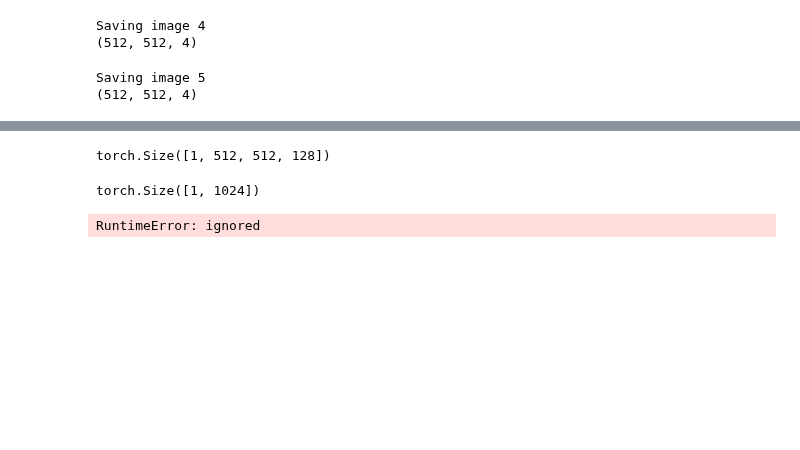
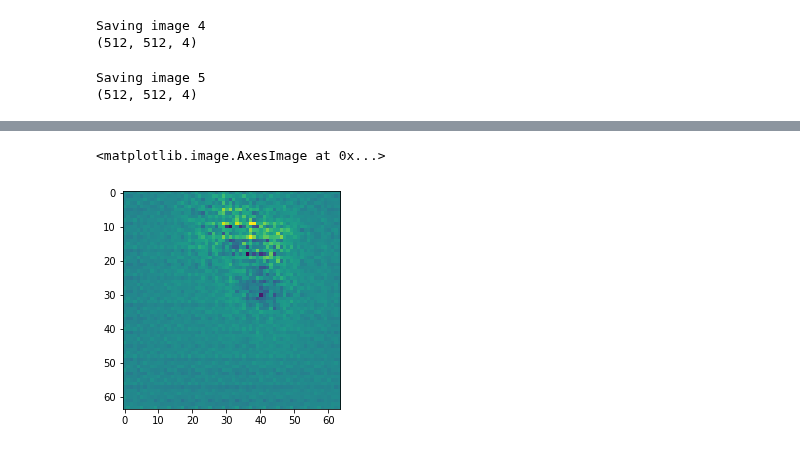
Before and after one commit to TapasKumarDutta1/ARM-Net, a Jupyter notebook: 3d_gan.ipynb, the cells around one changed output, grey strips where cells are left out. Cells and saved outputs as stored; diff of their text form; code cells hidden in the pictures; blank space fills up the shorter version.

```diff
--- a/3d_gan.ipynb
+++ b/3d_gan.ipynb
@@ -242,7 +240,7 @@ import torch
 class _G(torch.nn.Module):
     def __init__(self):
         super(_G, self).__init__()
-        self.cube_len = 512
+        self.cube_len = 64
 
         padd = (0, 0, 0)
         if self.cube_len == 32:
@@ -293,7 +291,7 @@ class _G(torch.nn.Module):
 class _D(torch.nn.Module):
     def __init__(self, ):
         super(_D, self).__init__()
-        self.cube_len = 512
+        self.cube_len = 64
 
         padd = (0,0,0)
         if self.cube_len == 32:
@@ -325,7 +323,7 @@ class _D(torch.nn.Module):
         )
 
     def forward(self, x):
-        out = x.view(-1, 1, 512,512,8)
+        out = x.view(-1, 1, 64,64,8)
         #print(out.size()) # torch.Size([100, 1, 64, 64, 64])
         out = self.layer1(out)
         #print(out.size())  # torch.Size([100, 64, 32, 32, 32])
@@ -803,3 +828,0 @@ model=abc_cube=512_bs=1_g_lr=0.0001_d_lr=0.0001
-# %%
-dset_loaders=iter(dset_loaders)
-X=next(dset_loaders)
@@ -815,3 +828,0 @@ torch.Size([1, 512, 512, 8])
-# %%
-            d_real = D(X)
-            d_real_loss = criterion(d_real, real_labels)
@@ -874,39 +896,0 @@ torch.Size([1, 512, 512, 8])
-# %%
-X.shape
-# %% [output]
-torch.Size([1, 512, 512, 128])
-# %%
-Z.shape
-# %% [output]
-torch.Size([1, 1024])
-# %%
-            fake = G(Z)
-            d_fake = D(fake)
-            d_fake_loss = criterion(d_fake, fake_labels)
-
-            d_loss = d_real_loss + d_fake_loss
-
-
-            d_real_acu = torch.ge(d_real.squeeze(), 0.5).float()
-            d_fake_acu = torch.le(d_fake.squeeze(), 0.5).float()
-            d_total_acu = torch.mean(torch.cat((d_real_acu, d_fake_acu),0))
-
-            if d_total_acu <=10:
-                D.zero_grad()
-                d_loss.backward()
-                D_solver.step()
-
-            # =============== Train the generator ===============#
-
-            Z = generateZ()
-
-            fake = G(Z)
-            d_fake = D(fake)
-            g_loss = criterion(d_fake, real_labels)
-
-            D.zero_grad()
-            G.zero_grad()
-            g_loss.backward()
-            G_solver.step()
-# %% [output]
-RuntimeError: ignored
@@ -923,0 +899,6 @@ RuntimeError: ignored
+# %%
+from matplotlib import pyplot as plt
+plt.imshow(fake[0,:,:,0].cpu().detach().numpy())
+# %% [output]
+<matplotlib.image.AxesImage at 0x...>
+[figure, added]
```
Also changed, not shown: parts of 18 cells of this notebook.
